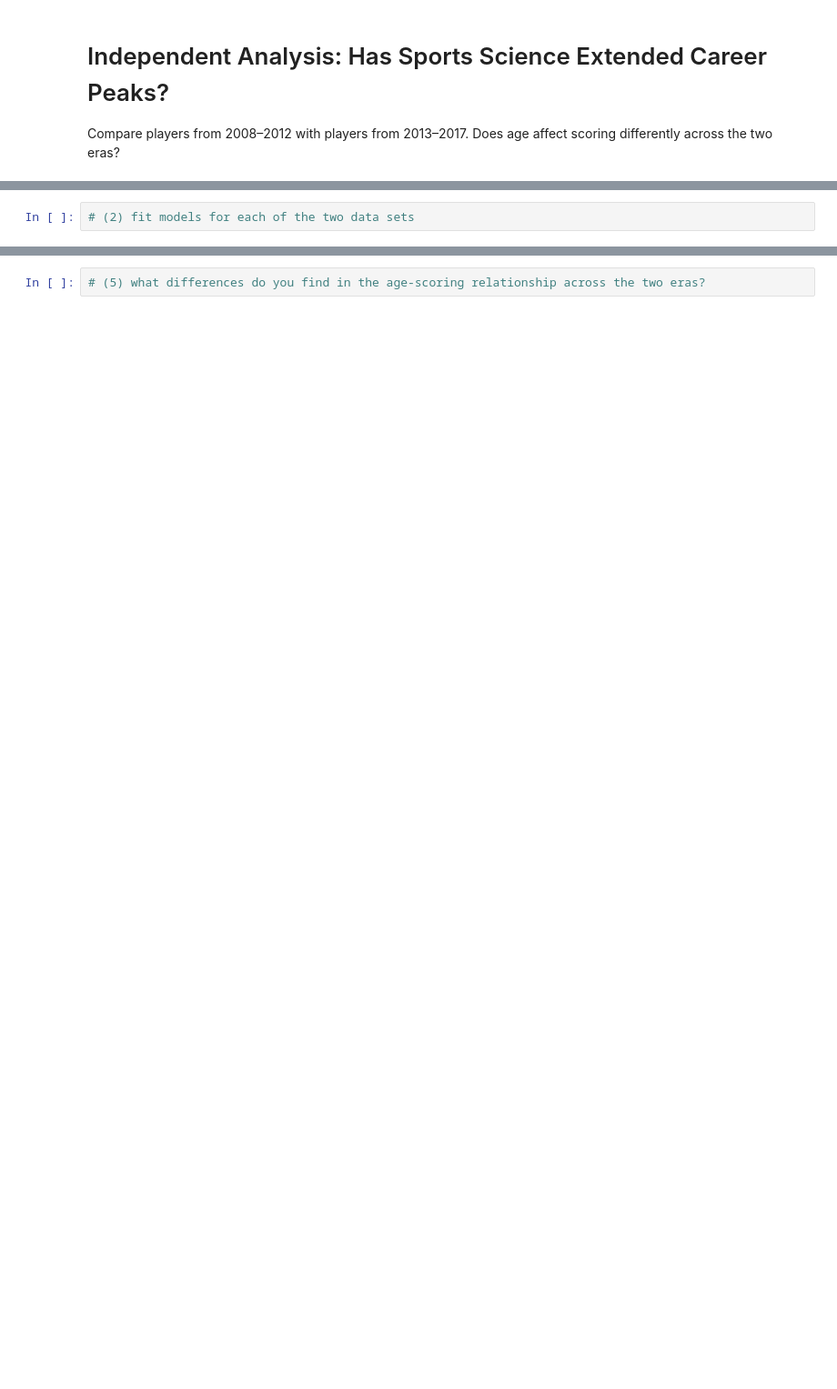
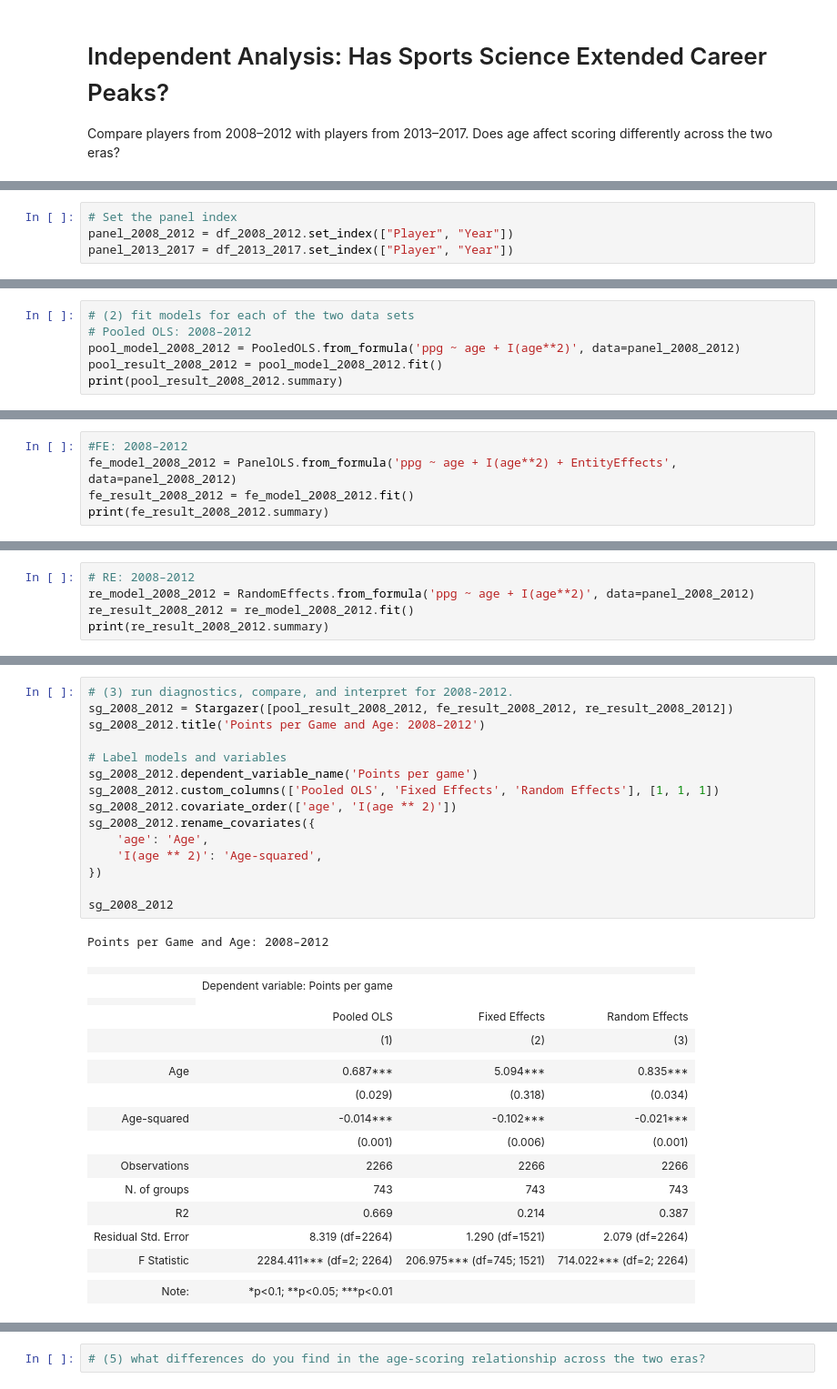
Before and after one commit to Jianru-Yang/hs4002labs_2026, a Jupyter notebook: week11/week11_notebook_student.ipynb, the cells around one changed output, grey strips where cells are left out. Shown at 91% size. Saved outputs shown, nothing was run; the diff lists cells and outputs as text; blank space fills up the shorter version.

```diff
--- a/week11/week11_notebook_student.ipynb
+++ b/week11/week11_notebook_student.ipynb
@@ -166,0 +328,4 @@ Compare players from 2008–2012 with players from 2013–2017. Does age affect
+# %%
+# Set the panel index
+panel_2008_2012 = df_2008_2012.set_index(["Player", "Year"])
+panel_2013_2017 = df_2013_2017.set_index(["Player", "Year"])
@@ -167,2 +344,6 @@ Compare players from 2008–2012 with players from 2013–2017. Does age affect
 # %%
 # (2) fit models for each of the two data sets
+# Pooled OLS: 2008–2012
+pool_model_2008_2012 = PooledOLS.from_formula('ppg ~ age + I(age**2)', data=panel_2008_2012)
+pool_result_2008_2012 = pool_model_2008_2012.fit()
+print(pool_result_2008_2012.summary)
@@ -172,0 +391,5 @@ Compare players from 2008–2012 with players from 2013–2017. Does age affect
+# %%
+#FE: 2008–2012
+fe_model_2008_2012 = PanelOLS.from_formula('ppg ~ age + I(age**2) + EntityEffects', data=panel_2008_2012)
+fe_result_2008_2012 = fe_model_2008_2012.fit()
+print(fe_result_2008_2012.summary)
@@ -172,0 +437,5 @@ Compare players from 2008–2012 with players from 2013–2017. Does age affect
+# %%
+# RE: 2008–2012
+re_model_2008_2012 = RandomEffects.from_formula('ppg ~ age + I(age**2)', data=panel_2008_2012)
+re_result_2008_2012 = re_model_2008_2012.fit()
+print(re_result_2008_2012.summary)
@@ -172,0 +485,34 @@ Compare players from 2008–2012 with players from 2013–2017. Does age affect
+# %%
+# (3) run diagnostics, compare, and interpret for 2008-2012.
+sg_2008_2012 = Stargazer([pool_result_2008_2012, fe_result_2008_2012, re_result_2008_2012])
+sg_2008_2012.title('Points per Game and Age: 2008–2012')
+
+# Label models and variables
+sg_2008_2012.dependent_variable_name('Points per game')
+sg_2008_2012.custom_columns(['Pooled OLS', 'Fixed Effects', 'Random Effects'], [1, 1, 1])
+sg_2008_2012.covariate_order(['age', 'I(age ** 2)'])
+sg_2008_2012.rename_covariates({
+    'age': 'Age',
+    'I(age ** 2)': 'Age-squared',
+})
+
+sg_2008_2012
+# %% [output]
+Points per Game and Age: 2008–2012
+|  |  |  |  |
+|  | Dependent variable: Points per game |  |  |
+|  |
+|  | Pooled OLS | Fixed Effects | Random Effects |
+|  | (1) | (2) | (3) |
+|  |  |  |  |
+| Age | 0.687*** | 5.094*** | 0.835*** |
+|  | (0.029) | (0.318) | (0.034) |
+| Age-squared | -0.014*** | -0.102*** | -0.021*** |
+|  | (0.001) | (0.006) | (0.001) |  |  |  |  |
+| Observations | 2266 | 2266 | 2266 |
+| N. of groups | 743 | 743 | 743 |
+| R2 | 0.669 | 0.214 | 0.387 |
+| Residual Std. Error | 8.319 (df=2264) | 1.290 (df=1521) | 2.079 (df=2264) |
+| F Statistic | 2284.411*** (df=2; 2264) | 206.975*** (df=745; 1521) | 714.022*** (df=2; 2264) |
+|  |  |  |  |
+| Note: | *p<0.1; **p<0.05; ***p<0.01 |  |  |
```
Also changed, not shown: parts of 43 cells of this notebook, 1 other file.
